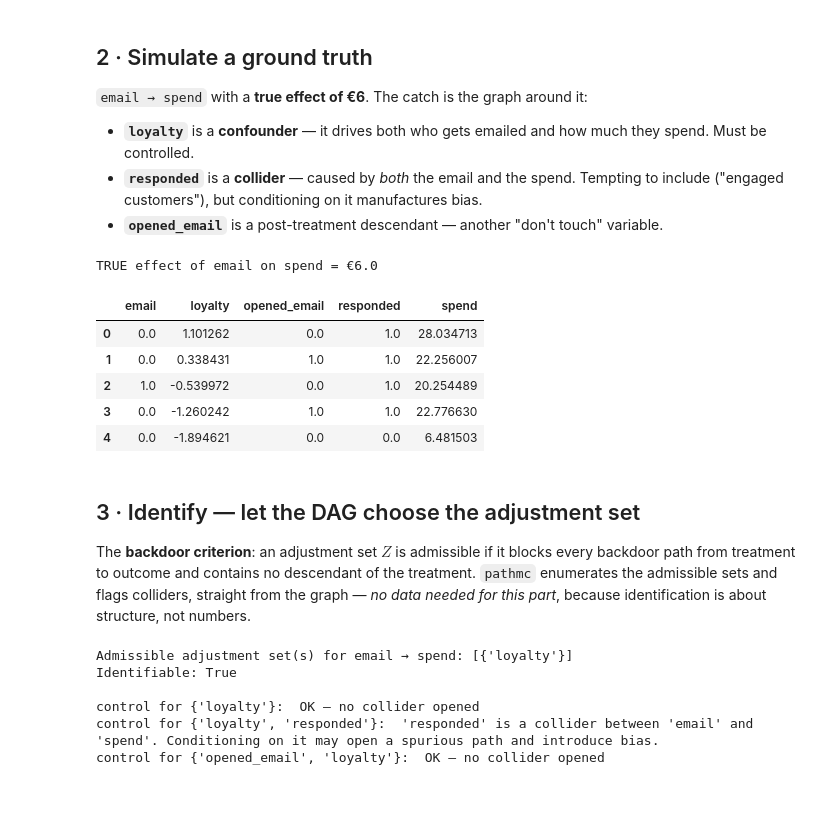
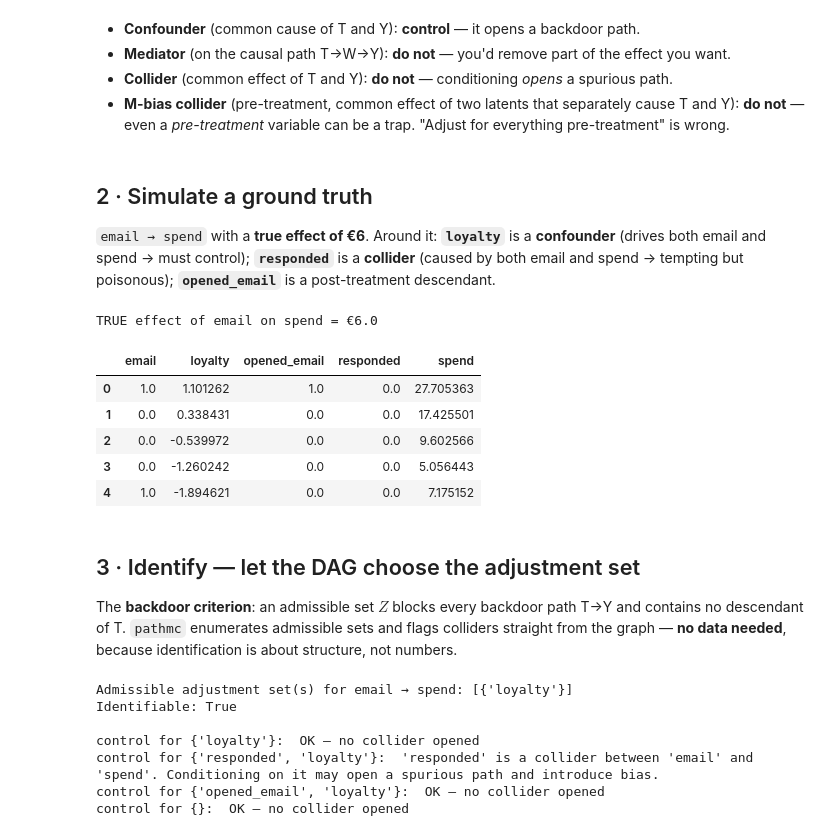
Before and after one commit to fmuia/sda_projects, a Jupyter notebook: notebooks/05_what_to_control_for.ipynb, the cells around one changed output. Cells and saved outputs as stored; diff of their text form; code cells hidden in the pictures; blank space fills up the shorter version.

```diff
--- a/notebooks/05_what_to_control_for.ipynb
+++ b/notebooks/05_what_to_control_for.ipynb
@@ -25,34 +43,34 @@ SEED = 17
+# %% [markdown]
+- **Confounder** (common cause of T and Y): **control** — it opens a backdoor path.
+- **Mediator** (on the causal path T→W→Y): **do not** — you'd remove part of the effect you want.
+- **Collider** (common effect of T and Y): **do not** — conditioning *opens* a spurious path.
+- **M-bias collider** (pre-treatment, common effect of two latents that separately cause T and Y):
+  **do not** — even a *pre-treatment* variable can be a trap. "Adjust for everything pre-treatment"
+  is wrong.
 # %% [markdown]
 ## 2 · Simulate a ground truth
 
-`email → spend` with a **true effect of €6**. The catch is the graph around it:
-
-- **`loyalty`** is a **confounder** — it drives both who gets emailed and how much
-  they spend. Must be controlled.
-- **`responded`** is a **collider** — caused by *both* the email and the spend.
-  Tempting to include ("engaged customers"), but conditioning on it manufactures
-  bias.
-- **`opened_email`** is a post-treatment descendant — another "don't touch" variable.
+`email → spend` with a **true effect of €6**. Around it: **`loyalty`** is a **confounder**
+(drives both email and spend → must control); **`responded`** is a **collider** (caused by both
+email and spend → tempting but poisonous); **`opened_email`** is a post-treatment descendant.
 # %%
-df, true_ate = dgp.dag_control_demo(n=1500, seed=SEED)
+df, true_ate = dgp.dag_control_demo(n=2000, seed=SEED)
 print(f"TRUE effect of email on spend = €{true_ate:.1f}")
 df.head()
 # %% [output]
 TRUE effect of email on spend = €6.0
 |  | email | loyalty | opened_email | responded | spend |
-| 0 | 0.0 | 1.101262 | 0.0 | 1.0 | 28.034713 |
-| 1 | 0.0 | 0.338431 | 1.0 | 1.0 | 22.256007 |
-| 2 | 1.0 | -0.539972 | 0.0 | 1.0 | 20.254489 |
-| 3 | 0.0 | -1.260242 | 1.0 | 1.0 | 22.776630 |
-| 4 | 0.0 | -1.894621 | 0.0 | 0.0 | 6.481503 |
+| 0 | 1.0 | 1.101262 | 1.0 | 0.0 | 27.705363 |
+| 1 | 0.0 | 0.338431 | 0.0 | 0.0 | 17.425501 |
+| 2 | 0.0 | -0.539972 | 0.0 | 0.0 | 9.602566 |
+| 3 | 0.0 | -1.260242 | 0.0 | 0.0 | 5.056443 |
+| 4 | 1.0 | -1.894621 | 0.0 | 0.0 | 7.175152 |
 # %% [markdown]
 ## 3 · Identify — let the DAG choose the adjustment set
 
-The **backdoor criterion**: an adjustment set $Z$ is admissible if it blocks every
-backdoor path from treatment to outcome and contains no descendant of the treatment.
-`pathmc` enumerates the admissible sets and flags colliders, straight from the graph
-— *no data needed for this part*, because identification is about structure, not
-numbers.
+The **backdoor criterion**: an admissible set $Z$ blocks every backdoor path T→Y and contains no
+descendant of T. `pathmc` enumerates admissible sets and flags colliders straight from the graph
+— **no data needed**, because identification is about structure, not numbers.
 # %%
 spec = '''
 email        ~ b1*loyalty
@@ -64,13 +82,14 @@ m = pathmc.model(spec, data=df)
 print("Admissible adjustment set(s) for email → spend:", m.adjustment_sets("email", "spend"))
 print("Identifiable:", m.is_identifiable("email", "spend"))
 print()
-for candidate in [{"loyalty"}, {"loyalty", "responded"}, {"loyalty", "opened_email"}]:
-    warns = m.collider_warnings(candidate, "email", "spend")
-    print(f"control for {candidate}:  " + ("; ".join(warns) if warns else "OK — no collider opened"))
+for cand in [{"loyalty"}, {"loyalty","responded"}, {"loyalty","opened_email"}, set()]:
+    warns = m.collider_warnings(cand, "email", "spend")
+    print(f"control for {cand or '{}'}:  " + ("; ".join(warns) if warns else "OK — no collider opened"))
 # %% [output]
 Admissible adjustment set(s) for email → spend: [{'loyalty'}]
 Identifiable: True
 
 control for {'loyalty'}:  OK — no collider opened
-control for {'loyalty', 'responded'}:  'responded' is a collider between 'email' and 'spend'. Conditioning on it may open a spurious path and introduce bias.
+control for {'responded', 'loyalty'}:  'responded' is a collider between 'email' and 'spend'. Conditioning on it may open a spurious path and introduce bias.
 control for {'opened_email', 'loyalty'}:  OK — no collider opened
+control for {}:  OK — no collider opened
```
Also changed, not shown: parts of 10 cells of this notebook, 1 other file.
